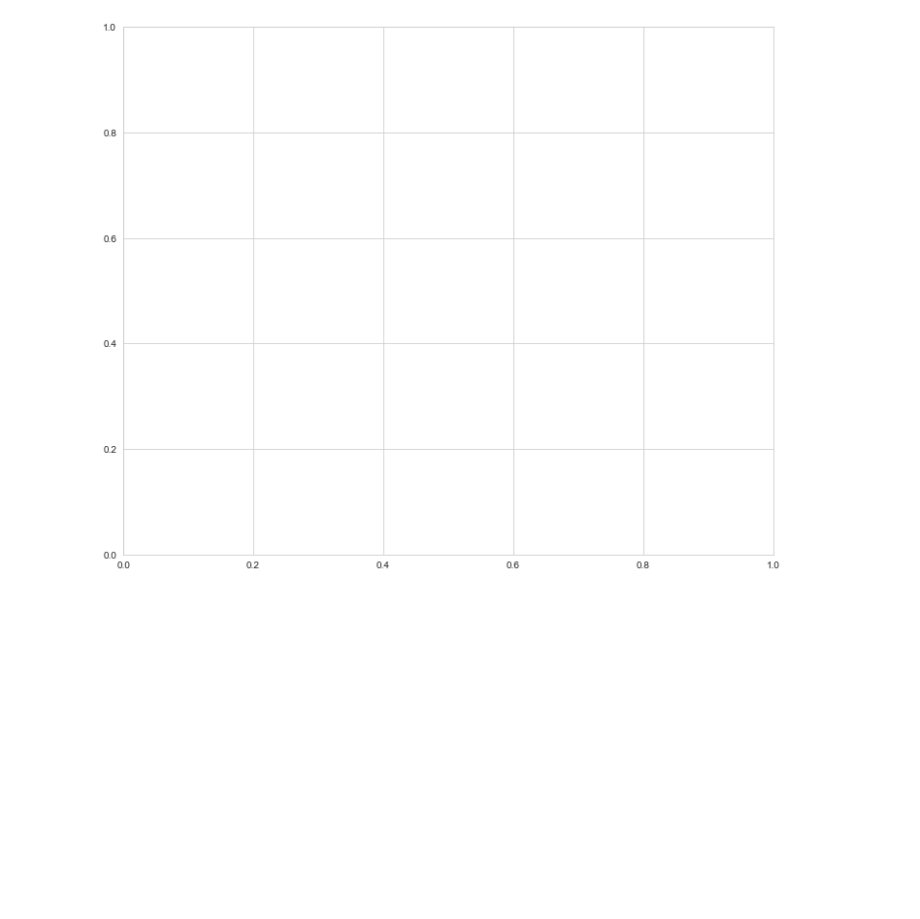
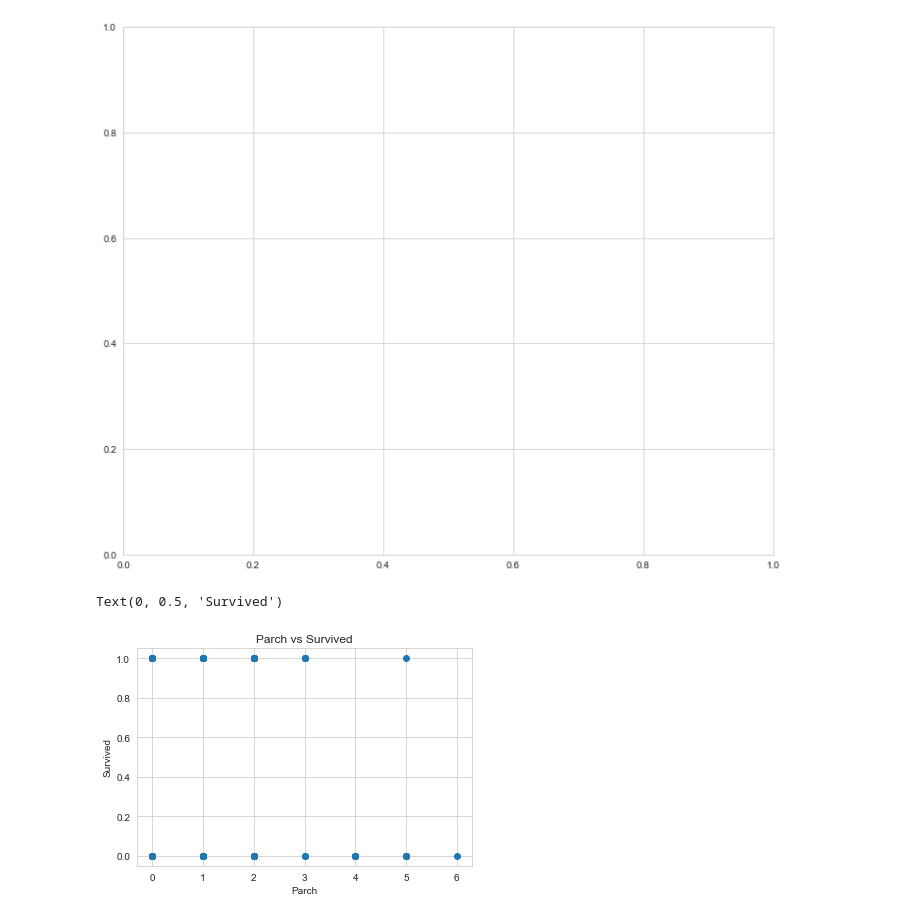
Before and after one commit to parjanyahk/titanicDataEda, a Jupyter notebook: titanicedaphk.ipynb, the cells around one changed output. Cells and saved outputs as stored; diff of their text form; code cells hidden in the pictures; blank space fills up the shorter version.

```diff
--- a/titanicedaphk.ipynb
+++ b/titanicedaphk.ipynb
@@ -313,3 +313,12 @@ plt.ylabel('Embarked')
 # %% [output]
 TypeError: 'value' must be an instance of str or bytes, not a float
 [figure]
+# %%
+
+plt.scatter(teda_cleaned['Parch'], teda_cleaned['Survived'])
+plt.title('Parch vs Survived')
+plt.xlabel('Parch')
+plt.ylabel('Survived')
+# %% [output]
+Text(0, 0.5, 'Survived')
+[figure, added]
```
Also changed, not shown: parts of 10 cells of this notebook.
